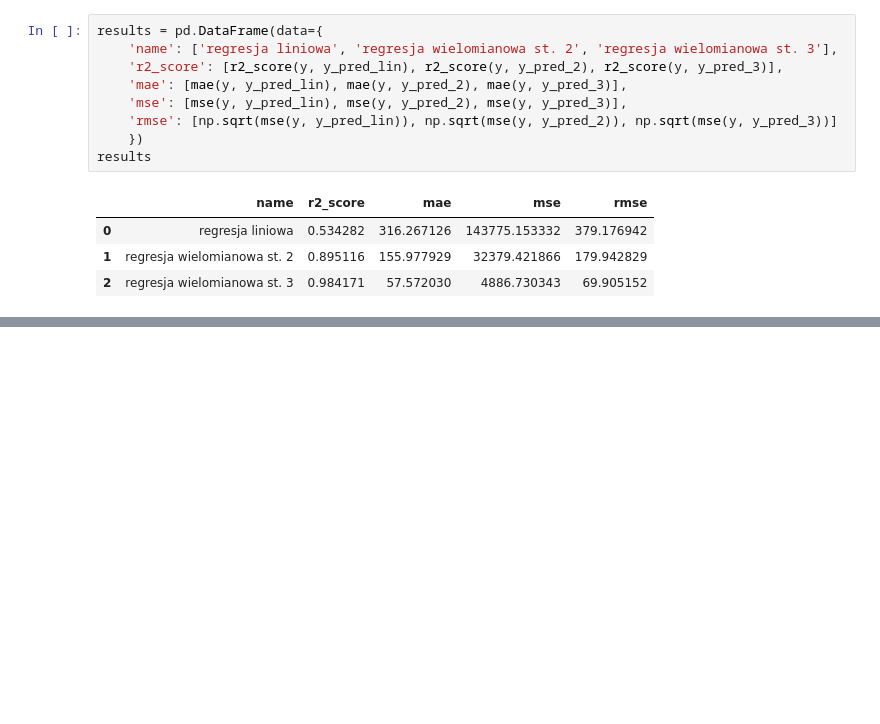
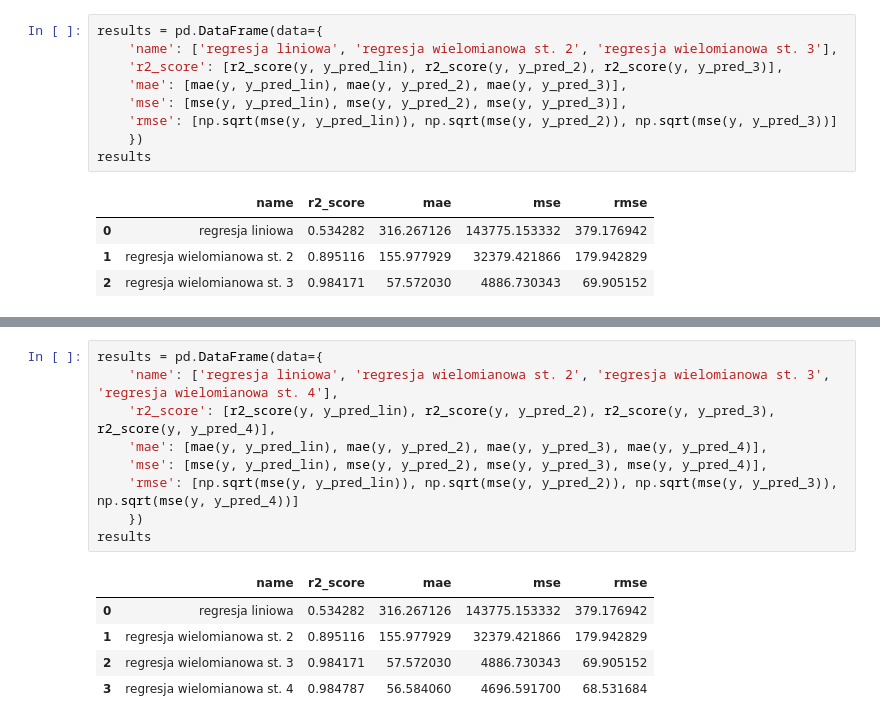
Before and after one commit to kamsolek/machine-learning-bootcamp, a Jupyter notebook: supervised/02_regression/05_polynomial_regression.ipynb, the cells around one changed output, grey strips where cells are left out. Cells and saved outputs as stored; diff of their text form; blank space fills up the shorter version.

```diff
--- a/supervised/02_regression/05_polynomial_regression.ipynb
+++ b/supervised/02_regression/05_polynomial_regression.ipynb
@@ -279,3 +329,18 @@ px.bar(results, x='name', y='mse', width=700, title='Regresja wielomianowa - mea
 px.bar(results, x='name', y='rmse', width=700, title='Regresja wielomianowa - root mean squared error')
 # %% [output]
 [interactive output not drawn]
+# %%
+results = pd.DataFrame(data={
+    'name': ['regresja liniowa', 'regresja wielomianowa st. 2', 'regresja wielomianowa st. 3', 'regresja wielomianowa st. 4'],
+    'r2_score': [r2_score(y, y_pred_lin), r2_score(y, y_pred_2), r2_score(y, y_pred_3), r2_score(y, y_pred_4)],
+    'mae': [mae(y, y_pred_lin), mae(y, y_pred_2), mae(y, y_pred_3), mae(y, y_pred_4)],
+    'mse': [mse(y, y_pred_lin), mse(y, y_pred_2), mse(y, y_pred_3), mse(y, y_pred_4)],
+    'rmse': [np.sqrt(mse(y, y_pred_lin)), np.sqrt(mse(y, y_pred_2)), np.sqrt(mse(y, y_pred_3)), np.sqrt(mse(y, y_pred_4))]
+    })
+results
+# %% [output]
+|  | name | r2_score | mae | mse | rmse |
+| 0 | regresja liniowa | 0.534282 | 316.267126 | 143775.153332 | 379.176942 |
+| 1 | regresja wielomianowa st. 2 | 0.895116 | 155.977929 | 32379.421866 | 179.942829 |
+| 2 | regresja wielomianowa st. 3 | 0.984171 | 57.572030 | 4886.730343 | 69.905152 |
+| 3 | regresja wielomianowa st. 4 | 0.984787 | 56.584060 | 4696.591700 | 68.531684 |
```
Also changed, not shown: parts of 12 cells of this notebook.
